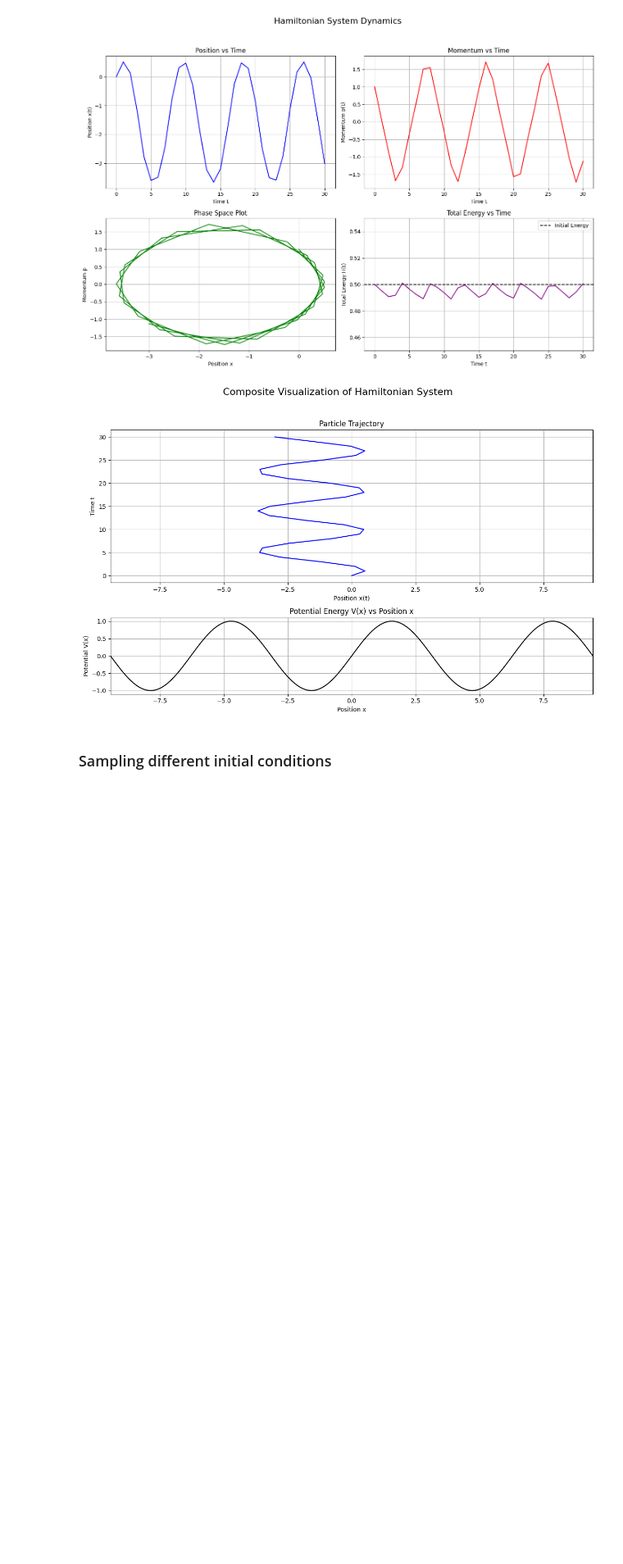
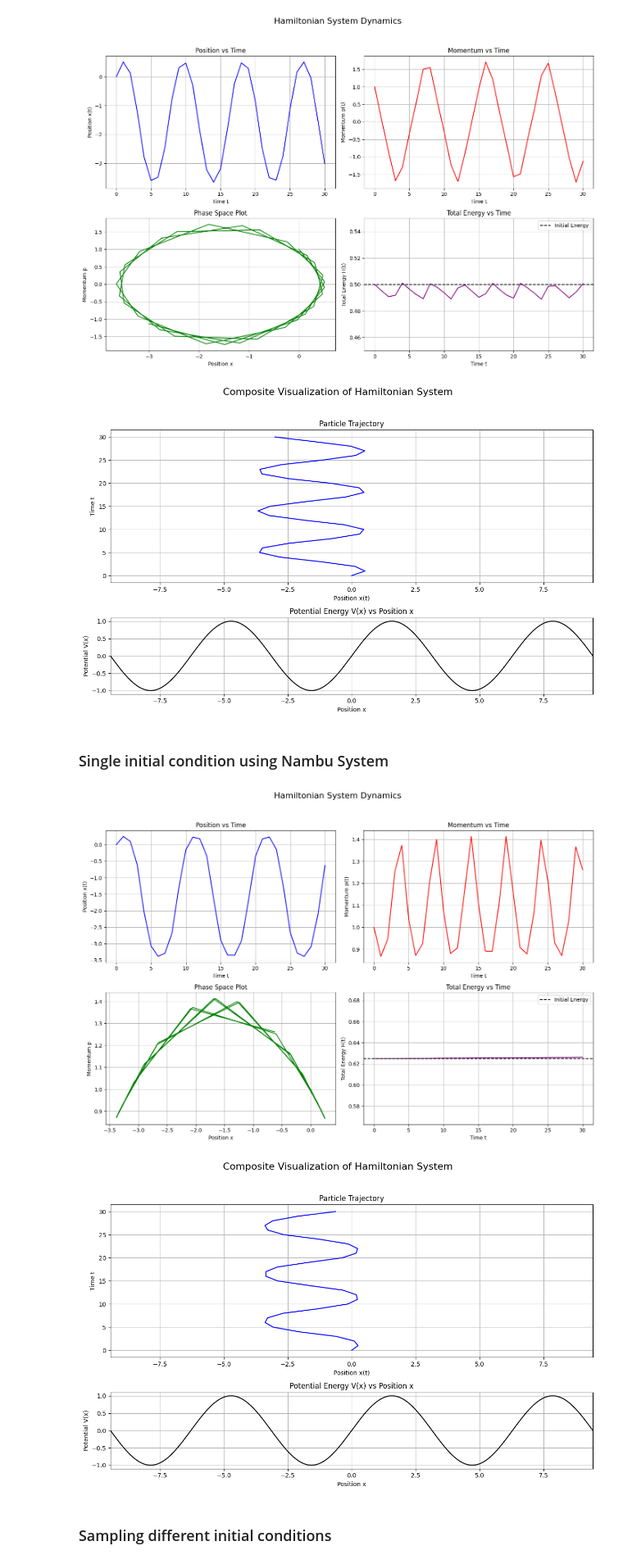
Before and after one commit to Greyyy-HJC/hmc_ft, a Jupyter notebook: sine.ipynb, the cells around one changed output. Shown at 82% size. Drawn from its saved outputs; the diff is of its cells as text; code cells hidden in the pictures; blank space fills up the shorter version.

```diff
--- a/sine.ipynb
+++ b/sine.ipynb
@@ -42,6 +45,54 @@ plotter.composite_plot(x_sampled, t_sampled, potential)
 # %% [output]
 [figure]
 [figure]
+# %% [markdown]
+### Single initial condition using Nambu System
+# %%
+'''
+H = p^2 / 2 + sin(x) + r^2 / 2
+G = r^2 / 2 + sin(x) / 2
+
+x_dot = dH/dp * dG/dr - dH/dr * dG/dp = p * r - r * 0
+p_dot = dH/dr * dG/dx - dH/dx * dG/dr = r * cos(x)/2 - cos(x) * r
+r_dot = dH/dx * dG/dp - dH/dp * dG/dx = cos(x) * 0 - p * cos(x)/2
+'''
+
+# Define the parameters
+t_max = 30.0  # Maximum time
+delta_t = 0.0001  # Time step
+
+def x_dot(x, p, r):
+    return p * r
+
+def p_dot(x, p, r):
+    return r * np.cos(x) / 2 - np.cos(x) * r
+
+def r_dot(x, p, r):
+    return - p * np.cos(x) / 2
+
+# Create Hamiltonian system
+nambu_system = NambuSystem(x_dot, p_dot, r_dot, t_max, delta_t)
+
+# Fixed initial condition
+x0, p0, r0 = 0.0, 1.0, 0.5
+
+# Simulate for the fixed initial condition
+t_array, x_array, p_array, r_array = nambu_system.simulate(x0, p0, r0)
+
+# Sample the data
+t_sampled, x_sampled, p_sampled, r_sampled = nambu_system.sample_data(t_array, x_array, p_array, r_array)
+
+# Calculate energy
+energy_sampled = 0.5 * (p_sampled**2) + np.sin(x_sampled) + 0.5 * (r_sampled**2)
+potential = lambda x: np.sin(x)
+
+# Plotting
+plotter = Plotter()
+plotter.static_plots(t_sampled, x_sampled, p_sampled, energy_sampled)
+plotter.composite_plot(x_sampled, t_sampled, potential)
+# %% [output]
+[figure, added]
+[figure, added]
 # %% [markdown]
 ### Sampling different initial conditions
 # %%
```
Also changed, not shown: parts of 8 cells of this notebook, 3 other files.
